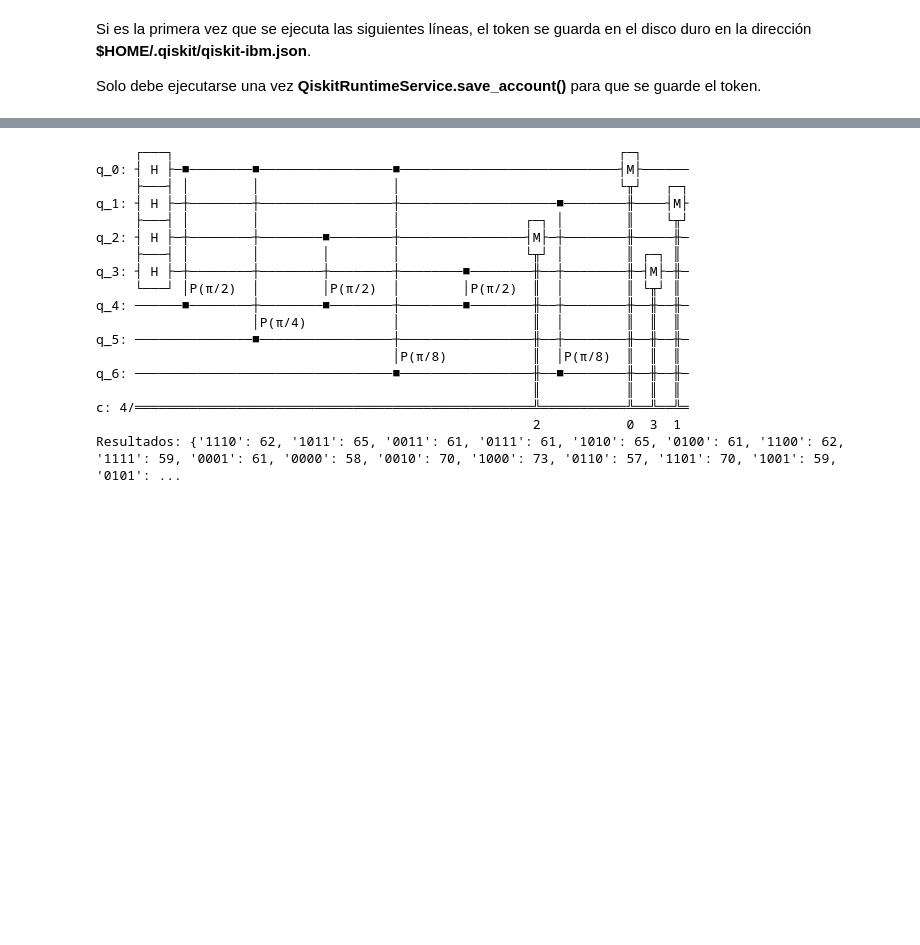
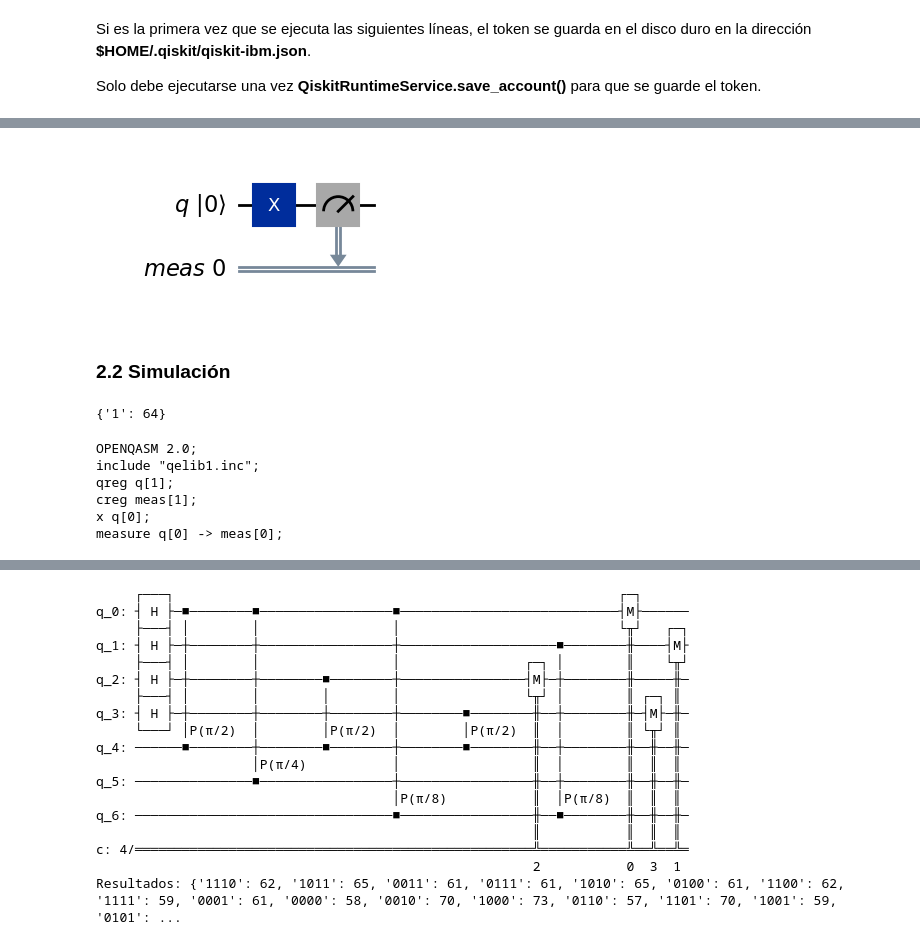
Before and after one commit to AlbertoJOR/tutorialQiskit, a Jupyter notebook: tutorial.ipynb, the cells around one changed output, grey strips where cells are left out. Cells and saved outputs as stored; diff of their text form; code cells hidden in the pictures; blank space fills up the shorter version.

```diff
--- a/tutorial.ipynb
+++ b/tutorial.ipynb
@@ -29,0 +72,23 @@ QiskitRuntimeService.save_account(channel="ibm_quantum", token=API_token)
+# %%
+qc.measure(qreg_q[0], creg_c[0])
+qc.draw(**draw_kwargs)
+# %% [output]
+[figure, added]
+# %% [markdown]
+### 2.2 Simulación
+# %%
+simulator = AerSimulator()
+result = simulator.run(qc, shots = 64).result()
+counts = result.get_counts(0)
+print(counts)
+# %% [output]
+{'1': 64}
+# %%
+print(qasm2.dumps(qc))
+# %% [output]
+OPENQASM 2.0;
+include "qelib1.inc";
+qreg q[1];
+creg meas[1];
+x q[0];
+measure q[0] -> meas[0];
```
Also changed, not shown: parts of 22 cells of this notebook.
